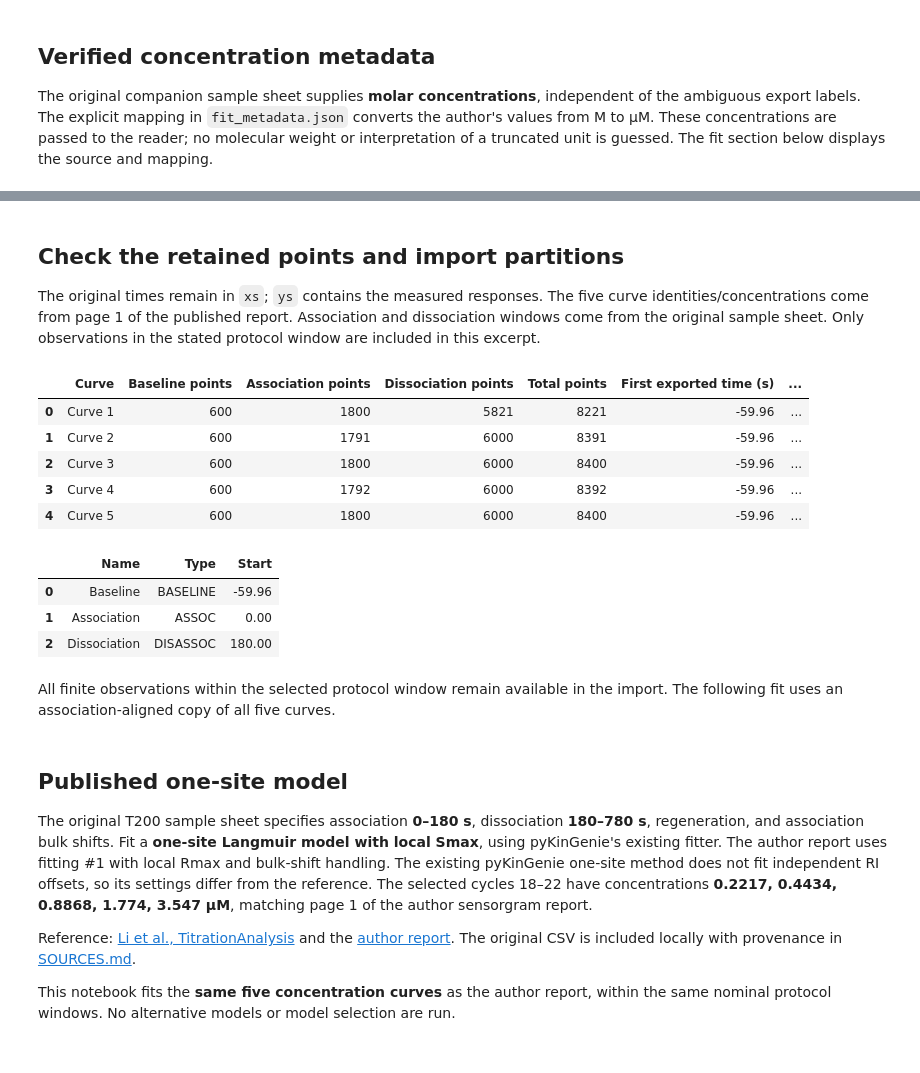
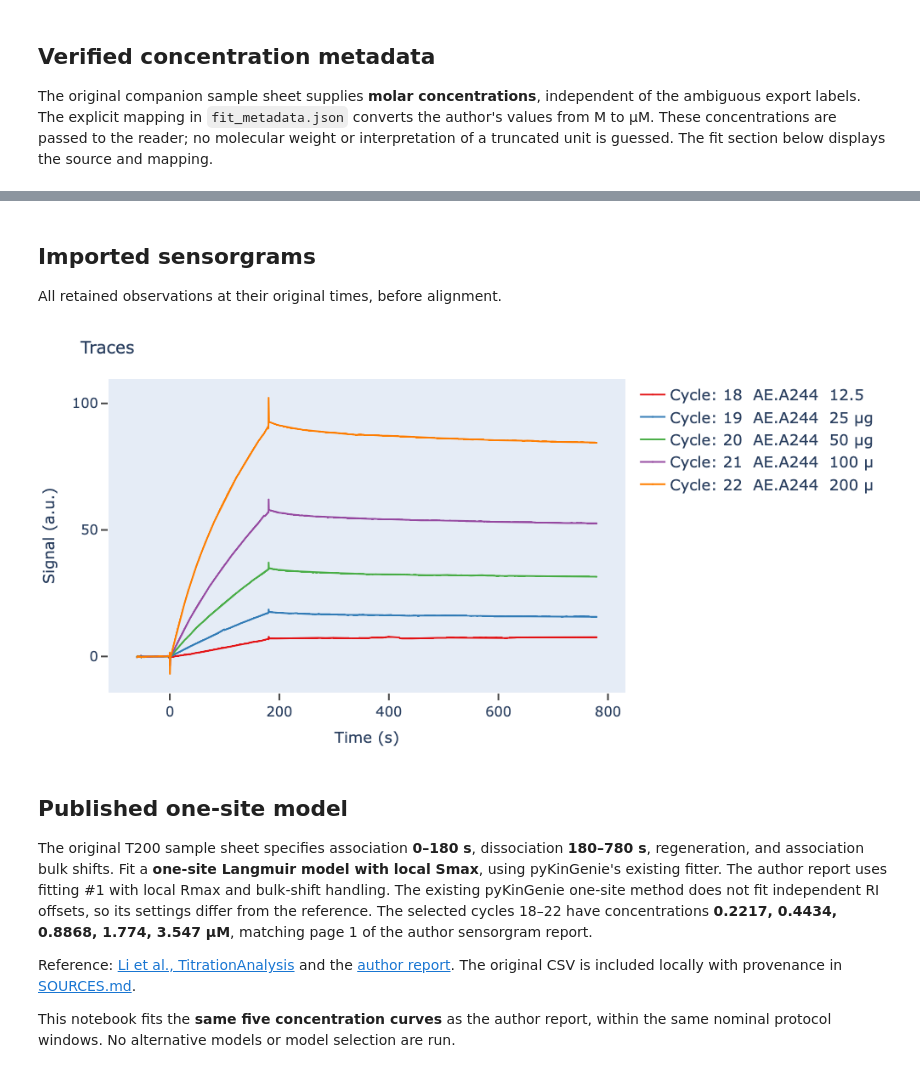
Before and after one commit to osvalB/pykingenie, a Jupyter notebook: notebooks/14_biacore_cycle_sample_import.ipynb, the cells around one changed output, grey strips where cells are left out. Cells and saved outputs as stored; diff of their text form; code cells hidden in the pictures.

```diff
--- a/notebooks/14_biacore_cycle_sample_import.ipynb
+++ b/notebooks/14_biacore_cycle_sample_import.ipynb
@@ -12,30 +12,19 @@ The data and plotted sensorgrams retain their upstream license:
 [full license notice](../test_files/spr_exports/TitrationAnalysis-LICENSE).
 # %%
 from pathlib import Path
+import json
 import sys
-import warnings
-import json
 
-import matplotlib.pyplot as plt
-import numpy as np
 import pandas as pd
-from IPython.display import display
 
-%matplotlib inline
+# Works from the repository root, notebooks/ or docs/notebooks/.
+repo_root = next(p for p in (Path.cwd().resolve(), *Path.cwd().resolve().parents)
+                 if (p / "src" / "pykingenie").is_dir())
+sys.path[:0] = [str(repo_root / "src"), str(repo_root / "notebooks")]
 
-# Works from the repository root, notebooks/, or docs/notebooks/.
-cwd = Path.cwd().resolve()
-repo_root = next(
-    path for path in (cwd, *cwd.parents)
-    if (path / "src" / "pykingenie").is_dir()
-    and (path / "test_files" / "spr_exports").is_dir()
-)
-for path in [repo_root / "src"]:
-    sys.path.insert(0, str(path))
-from pykingenie import detect_file_format, SprTextExperiment, KineticsAnalyzer, plot_plate_info
+from pykingenie import KineticsAnalyzer, SprTextExperiment, detect_file_format
+from pykingenie.utils.plotting import plot_association_dissociation, plot_traces_all
+from notebook_helpers import show_plotly_static
 
-plt.rcParams.update({"figure.dpi": 110, "font.size": 11,
-                     "axes.spines.top": False, "axes.spines.right": False})
-data_file = repo_root / "notebooks" / "data" / "spr_exports" / "biacore_cycle_sample.tsv"
-print("Input:", data_file.name)
-fit_metadata = json.loads((data_file.parent / "fit_metadata.json").read_text())[data_file.stem]
+data_folder = repo_root / "notebooks" / "data" / "spr_exports"
+fit_metadata = json.loads((data_folder / "fit_metadata.json").read_text())
@@ -194,38 +81,15 @@ plt.show()
-# %% [markdown]
-## Check the retained points and import partitions
-
-The original times remain in `xs`; `ys` contains the measured responses. The
-five curve identities/concentrations come from page 1 of the published report.
-Association and dissociation windows come from the original sample sheet.
-Only observations in the stated protocol window are included in this excerpt.
-# %%
-imported_points = pd.DataFrame([
-    {
-        "Curve": curve_ids[i],
-        "Baseline points": len(experiment.xs[i][0]),
-        "Association points": len(experiment.xs[i][1]),
-        "Dissociation points": len(experiment.xs[i][2]),
-        "Total points": sum(len(step) for step in experiment.xs[i]),
-        "First exported time (s)": np.concatenate(experiment.xs[i])[0],
-        "Last exported time (s)": np.concatenate(experiment.xs[i])[-1],
-    }
-    for i in range(experiment.no_sensors)
-])
-display(imported_points)
-display(experiment.df_steps[["Name", "Type", "Start"]])
-# %% [output]
-|  | Curve | Baseline points | Association points | Dissociation points | Total points | First exported time (s) | ... |
-| 0 | Curve 1 | 600 | 1800 | 5821 | 8221 | -59.96 | ... |
-| 1 | Curve 2 | 600 | 1791 | 6000 | 8391 | -59.96 | ... |
-| 2 | Curve 3 | 600 | 1800 | 6000 | 8400 | -59.96 | ... |
-| 3 | Curve 4 | 600 | 1792 | 6000 | 8392 | -59.96 | ... |
-| 4 | Curve 5 | 600 | 1800 | 6000 | 8400 | -59.96 | ... |
-|  | Name | Type | Start |
-| 0 | Baseline | BASELINE | -59.96 |
-| 1 | Association | ASSOC | 0.00 |
-| 2 | Dissociation | DISASSOC | 180.00 |
-# %% [markdown]
-All finite observations within the selected protocol window remain available in the import. The following fit uses an association-aligned copy of all five curves.
+# %% [markdown]
+## Imported sensorgrams
+
+All retained observations at their original times, before alignment.
+# %%
+pyKinetics = KineticsAnalyzer()
+pyKinetics.add_experiment(experiment, experiment.name)
+
+show_plotly_static(plot_traces_all(pyKinetics, pyKinetics.get_legends_table()),
+                   width=1000, height=500, scale=1)
+# %% [output]
+[figure, added]
 # %% [markdown]
 ## Published one-site model
 
```
Also changed, not shown: parts of 19 cells of this notebook, 6 other files.
